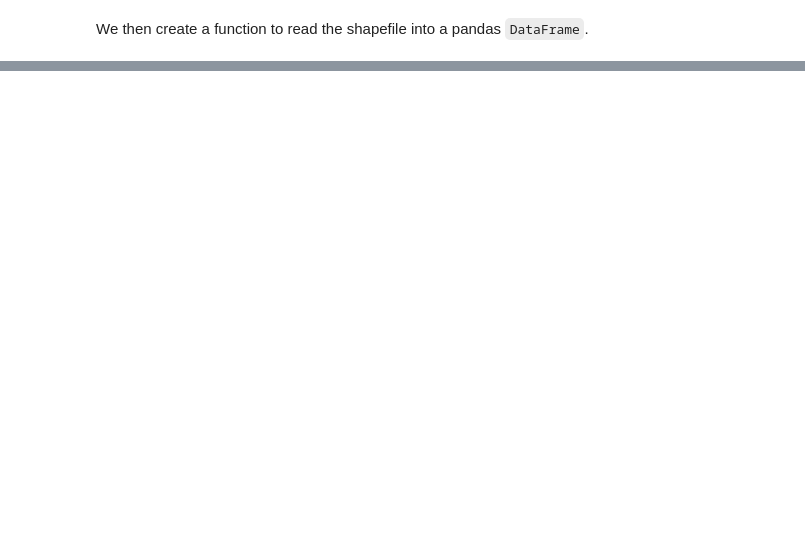
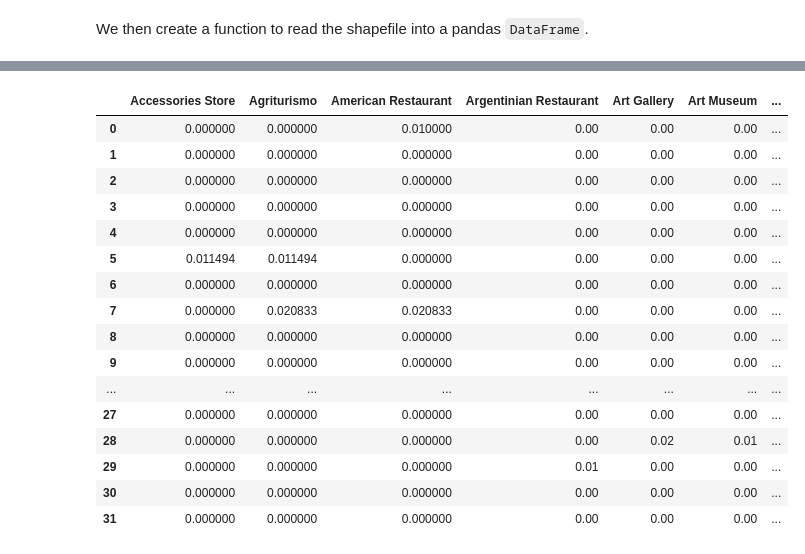
Before and after one commit to themien/Veneto_DOCG, a Jupyter notebook: exploration.ipynb, the cells around one changed output, grey strips where cells are left out. Cells and saved outputs as stored; diff of their text form; code cells hidden in the pictures; blank space fills up the shorter version.

```diff
--- a/exploration.ipynb
+++ b/exploration.ipynb
@@ -84,0 +716,22 @@ shape2json(shp_path, outfile="data/veneto_docg.json", country='Italy')
+# %%
+venues_grouped['cluster'] = kmeans.labels_ + 1
+# venues_grouped['city'] = cities_venues_sorted['city']
+venues_grouped
+# %% [output]
+|  | Accessories Store | Agriturismo | American Restaurant | Argentinian Restaurant | Art Gallery | Art Museum | ... |
+| 0 | 0.000000 | 0.000000 | 0.010000 | 0.00 | 0.00 | 0.00 | ... |
+| 1 | 0.000000 | 0.000000 | 0.000000 | 0.00 | 0.00 | 0.00 | ... |
+| 2 | 0.000000 | 0.000000 | 0.000000 | 0.00 | 0.00 | 0.00 | ... |
+| 3 | 0.000000 | 0.000000 | 0.000000 | 0.00 | 0.00 | 0.00 | ... |
+| 4 | 0.000000 | 0.000000 | 0.000000 | 0.00 | 0.00 | 0.00 | ... |
+| 5 | 0.011494 | 0.011494 | 0.000000 | 0.00 | 0.00 | 0.00 | ... |
+| 6 | 0.000000 | 0.000000 | 0.000000 | 0.00 | 0.00 | 0.00 | ... |
+| 7 | 0.000000 | 0.020833 | 0.020833 | 0.00 | 0.00 | 0.00 | ... |
+| 8 | 0.000000 | 0.000000 | 0.000000 | 0.00 | 0.00 | 0.00 | ... |
+| 9 | 0.000000 | 0.000000 | 0.000000 | 0.00 | 0.00 | 0.00 | ... |
+| ... | ... | ... | ... | ... | ... | ... | ... |
+| 27 | 0.000000 | 0.000000 | 0.000000 | 0.00 | 0.00 | 0.00 | ... |
+| 28 | 0.000000 | 0.000000 | 0.000000 | 0.00 | 0.02 | 0.01 | ... |
+| 29 | 0.000000 | 0.000000 | 0.000000 | 0.01 | 0.00 | 0.00 | ... |
+| 30 | 0.000000 | 0.000000 | 0.000000 | 0.00 | 0.00 | 0.00 | ... |
+| 31 | 0.000000 | 0.000000 | 0.000000 | 0.00 | 0.00 | 0.00 | ... |
```
Also changed, not shown: parts of 63 cells of this notebook, 8 other files.
